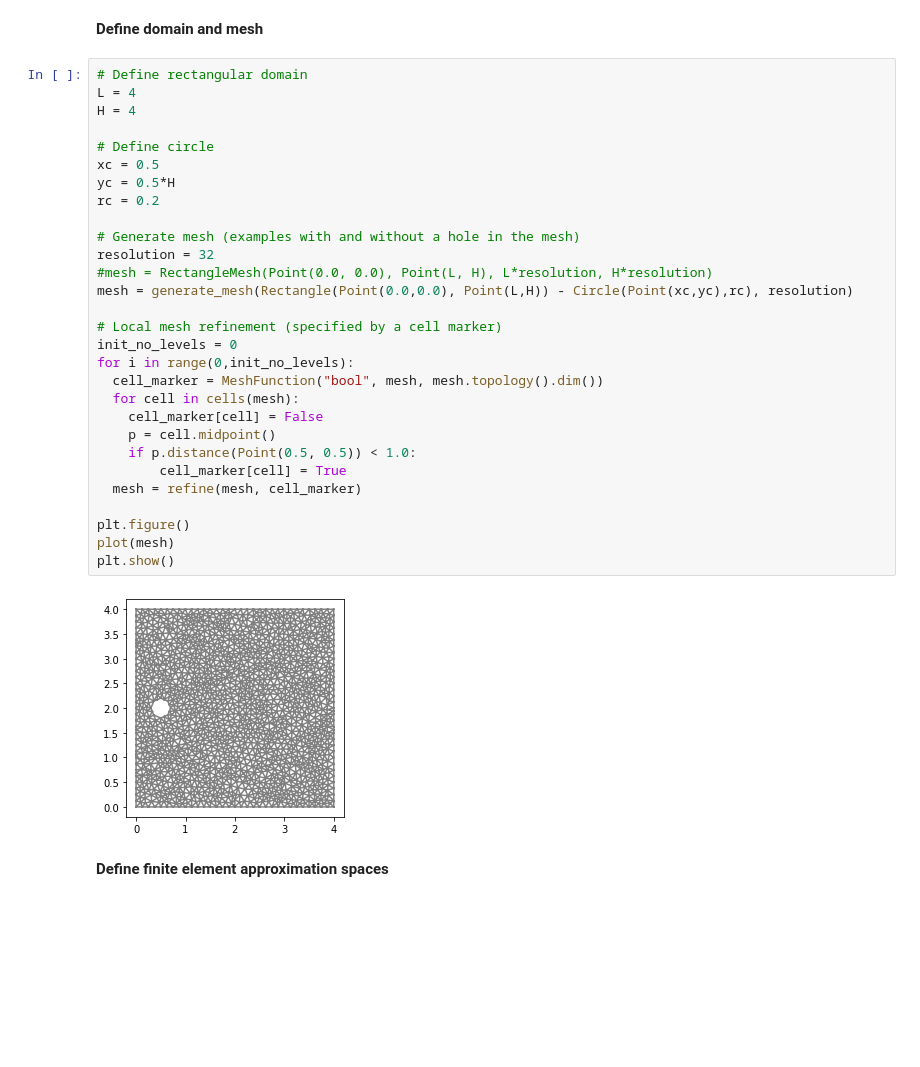
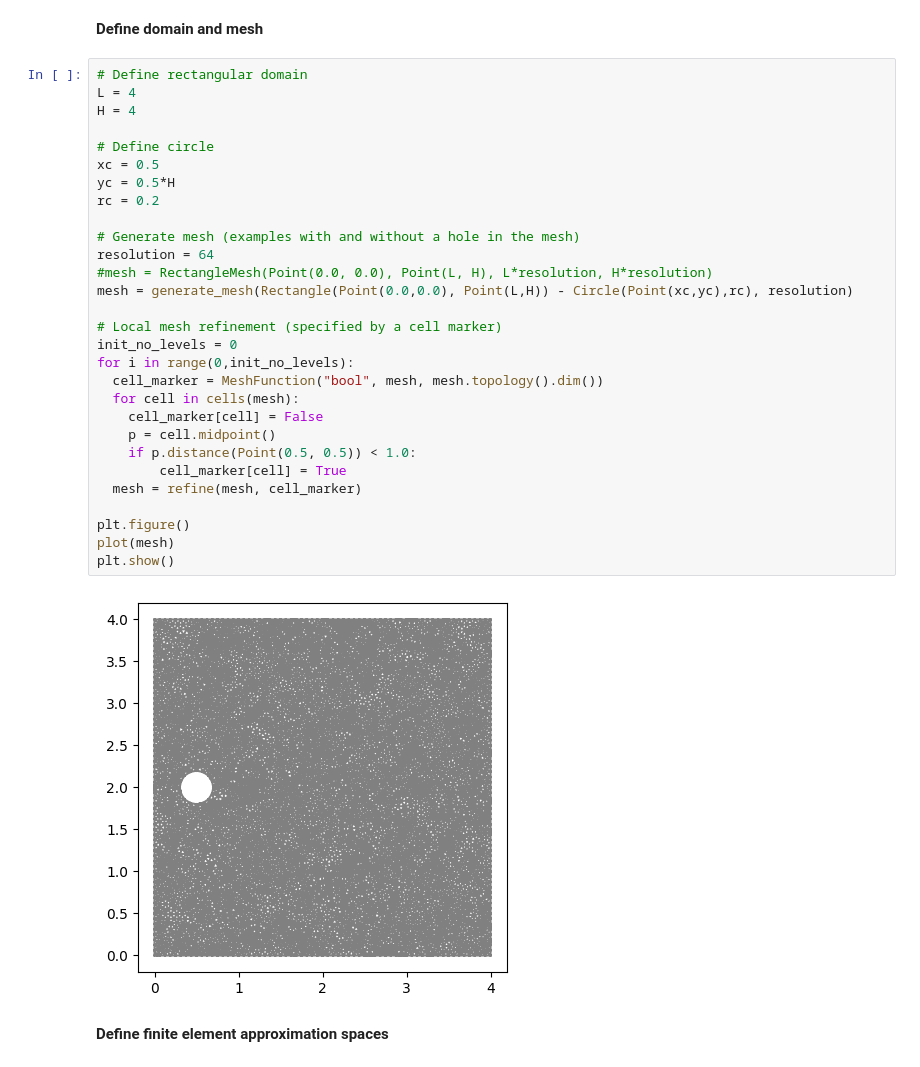
Before and after one commit to ellenmatt/DD2365-aflum, a Jupyter notebook: template-report-Stokes-AMR.ipynb, the cells around one changed output. Cells and saved outputs as stored; diff of their text form; blank space fills up the shorter version.

```diff
--- a/template-report-Stokes-AMR.ipynb
+++ b/template-report-Stokes-AMR.ipynb
@@ -156,34 +158,34 @@ To read more about how to use similar methods for more complex problems, see e.g
 # %%
 # Define rectangular domain
 L = 4
 H = 4
 
 # Define circle
 xc = 0.5
 yc = 0.5*H
 rc = 0.2
 
 # Generate mesh (examples with and without a hole in the mesh)
-resolution = 32
+resolution = 64
 #mesh = RectangleMesh(Point(0.0, 0.0), Point(L, H), L*resolution, H*resolution)
 mesh = generate_mesh(Rectangle(Point(0.0,0.0), Point(L,H)) - Circle(Point(xc,yc),rc), resolution)
 
 # Local mesh refinement (specified by a cell marker)
 init_no_levels = 0
 for i in range(0,init_no_levels):
   cell_marker = MeshFunction("bool", mesh, mesh.topology().dim())
   for cell in cells(mesh):
     cell_marker[cell] = False
     p = cell.midpoint()
     if p.distance(Point(0.5, 0.5)) < 1.0:
         cell_marker[cell] = True
   mesh = refine(mesh, cell_marker)
 
 plt.figure()
 plot(mesh)
 plt.show()
 # %% [output]
-[figure, old version]
+[figure, new version]
 # %% [markdown]
 **Define finite element approximation spaces**
 # %%
```
Also changed, not shown: parts of 7 cells of this notebook.
